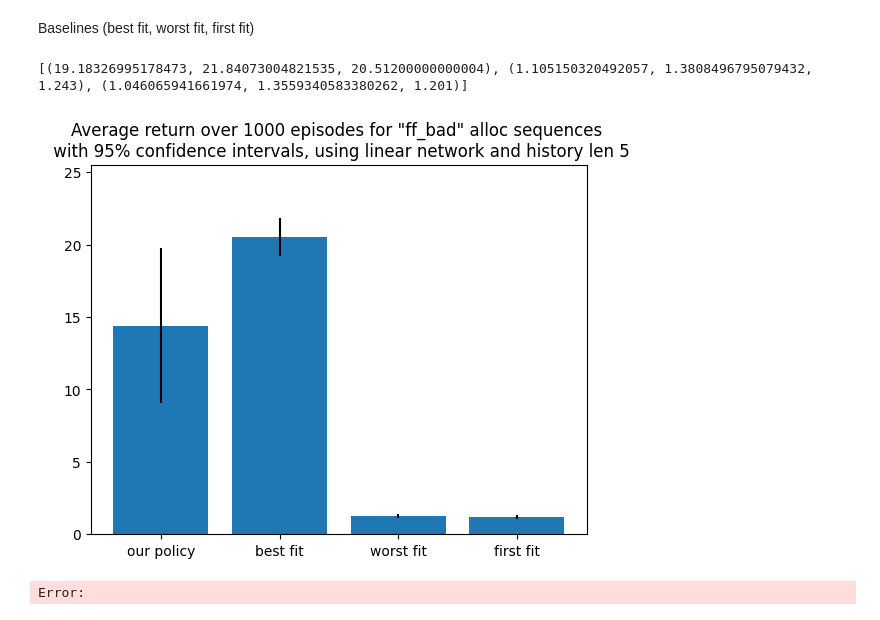
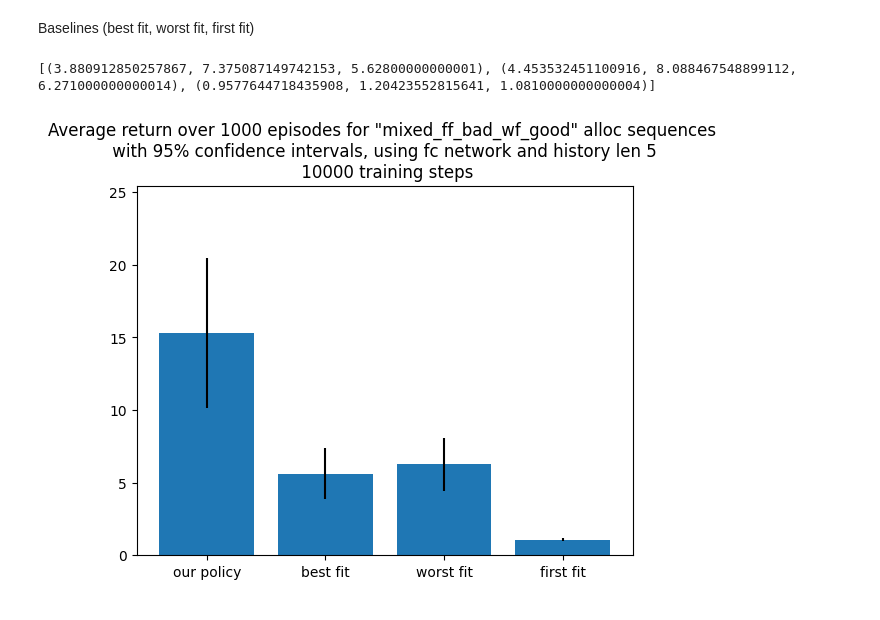
Before and after one commit to curry2736/rl-malloc, a Jupyter notebook: test_pol_sb3.ipynb, the cells around one changed output. Saved outputs shown, nothing was run; the diff lists cells and outputs as text; code cells hidden in the pictures.

Commit message:
reward for different timesteps

```diff
--- a/test_pol_sb3.ipynb
+++ b/test_pol_sb3.ipynb
@@ -11,12 +11,12 @@ import matplotlib.pyplot as plt
 from tqdm import tqdm
 from scipy import stats
 # %%
-allocator_name = "ff_bad"
+allocator_name = "mixed_ff_bad_wf_good"
 #TODO: CHANGE BOTH POLICY KWARGS AND NET NAME
-policy_kwargs = linear_policy_kwargs
-net_name = "linear"
-history_len = 5
-env = StableBaselineEnvLinearHistory(allocator=allocator_name, page_size=256, history_len=history_len)
+policy_kwargs = fc_policy_kwargs
+net_name = "fc"
+history_len = 0
+env = StableBaselineEnvHistory(allocator=allocator_name, page_size=256, history_len=history_len)
 
 
 model = DQN("MlpPolicy", env, verbose=1, policy_kwargs=policy_kwargs, learning_rate=0.0001, device="cuda")
@@ -52,8 +52,9 @@ Training & Rollout of policy
 # %%
 avg_return_per_session = []
 action_counts_per_session = []
+training_steps = 10000
 for train_and_rollout in range(5):
-    model.learn(total_timesteps=20000, log_interval=20000, progress_bar=True)
+    model.learn(total_timesteps=training_steps, log_interval=20000, progress_bar=True)
     num_actions = 3
     obs, info = env.reset()
     i = 0
@@ -85,6 +86,8 @@ for train_and_rollout in range(5):
 model_conf_int = mean_confidence_interval(np.array(avg_return_per_session))
 model_conf_int = np.array(model_conf_int)
 
+print(f"Model confidence interval: {model_conf_int}")
+
 action_counts_per_session = np.array(action_counts_per_session)
 action_counts_per_session = np.sum(action_counts_per_session, axis=0)
 action_counts_per_session = action_counts_per_session / np.sum(action_counts_per_session)
@@ -136,21 +139,20 @@ for allocator in tqdm(range(3)):
 print(conf_ints_baselines)
 conf_ints_baselines = np.array(conf_ints_baselines)
 # %% [output]
-[(19.18326995178473, 21.84073004821535, 20.51200000000004), (1.105150320492057, 1.3808496795079432, 1.243), (1.046065941661974, 1.3559340583380262, 1.201)]
+[(3.880912850257867, 7.375087149742153, 5.62800000000001), (4.453532451100916, 8.088467548899112, 6.271000000000014), (0.9577644718435908, 1.20423552815641, 1.0810000000000004)]
 # %%
 #create a bar graph with the confidence intervals
 import os
 all_conf_ints = np.vstack((model_conf_int, conf_ints_baselines))
 
 plt.bar(x=np.arange(4), height=all_conf_ints[:,2], yerr=all_conf_ints[:, 2] - all_conf_ints[:, 0])
-plt.title(f"Average return over 1000 episodes for \"{allocator_name}\" alloc sequences \n with 95% confidence intervals, using {net_name} network and history len {history_len}")
+plt.title(f"Average return over 1000 episodes for \"{allocator_name}\" alloc sequences \n with 95% confidence intervals, using {net_name} network and history len {history_len} \n {training_steps} training steps")
 plt.xticks(np.arange(4), ["our policy", "best fit", "worst fit", "first fit"])
 
 out_dir = f"results/{allocator_name}"
 os.makedirs(out_dir, exist_ok=True)
-plt.ylim(top=max(all_conf_ints[:,2]) + 5)
-plt.savefig(os.path.join(out_dir, f"{allocator_name}_{net_name}_{history_len}.png"), bbox_inches = "tight")
-np.savetxt(os.path.join(out_dir, f"{allocator_name}_{net_name}_{history_len}.txt"), all_conf_ints) #in order of model, best fit, worst fit, first fit
+plt.ylim(top=max(all_conf_ints[:,1]) + 5)
+plt.savefig(os.path.join(out_dir, f"{allocator_name}_{net_name}_{history_len}_{training_steps}.png"), bbox_inches = "tight")
+np.savetxt(os.path.join(out_dir, f"{allocator_name}_{net_name}_{history_len}_{training_steps}.txt"), all_conf_ints) #in order of model, best fit, worst fit, first fit
 # %% [output]
-[figure, old version]
+[figure, new version]
-Error:
```
Also changed, not shown: parts of 2 cells of this notebook, 24 other files.
